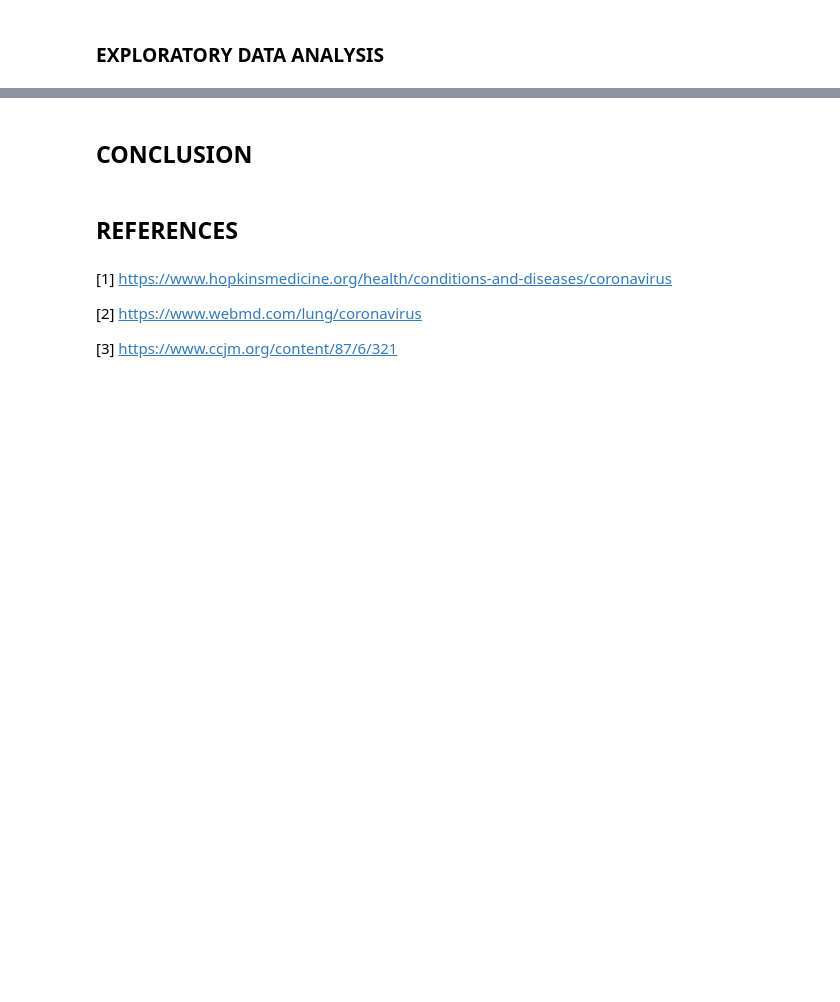
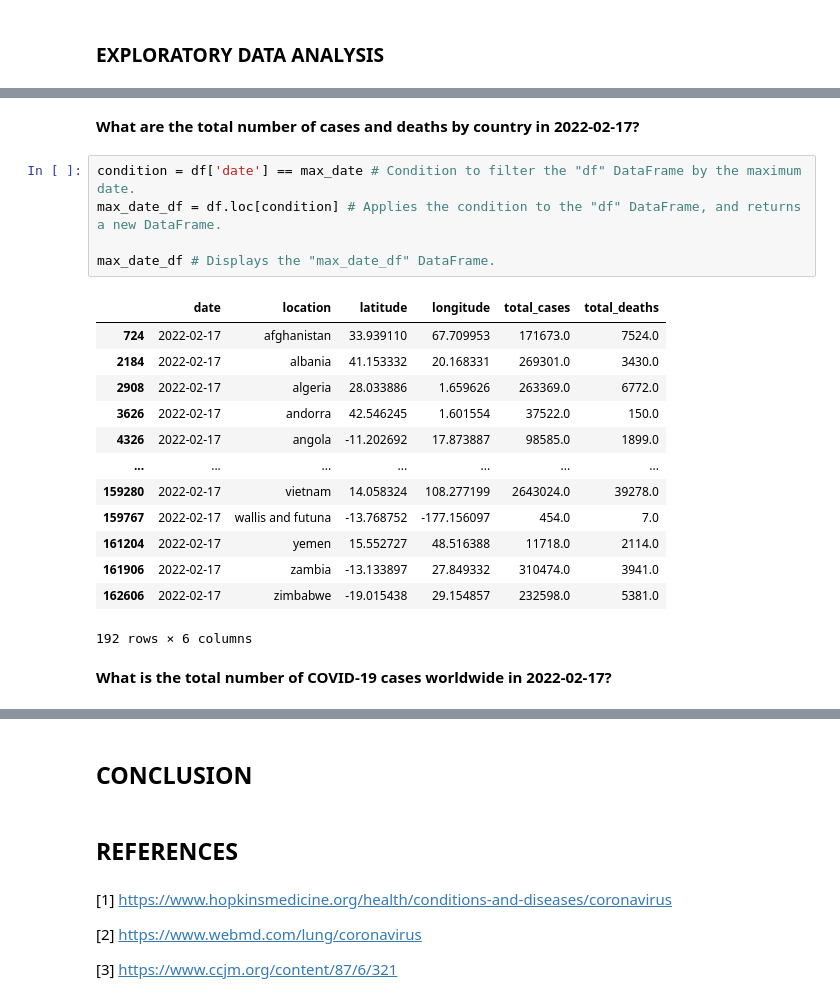
Before and after one commit to davidehosein/COVID-19-Analysis, a Jupyter notebook: covid_19_analysis.ipynb, the cells around one changed output, grey strips where cells are left out. Drawn from its saved outputs; the diff is of its cells as text; blank space fills up the shorter version.

```diff
--- a/covid_19_analysis.ipynb
+++ b/covid_19_analysis.ipynb
@@ -357,0 +368,23 @@ There are 192 countries in the dataset.
+# %% [markdown]
+**What are the total number of cases and deaths by country in 2022-02-17?**
+# %%
+condition = df['date'] == max_date # Condition to filter the "df" DataFrame by the maximum date.
+max_date_df = df.loc[condition] # Applies the condition to the "df" DataFrame, and returns a new DataFrame.
+
+max_date_df # Displays the "max_date_df" DataFrame.
+# %% [output]
+|  | date | location | latitude | longitude | total_cases | total_deaths |
+| 724 | 2022-02-17 | afghanistan | 33.939110 | 67.709953 | 171673.0 | 7524.0 |
+| 2184 | 2022-02-17 | albania | 41.153332 | 20.168331 | 269301.0 | 3430.0 |
+| 2908 | 2022-02-17 | algeria | 28.033886 | 1.659626 | 263369.0 | 6772.0 |
+| 3626 | 2022-02-17 | andorra | 42.546245 | 1.601554 | 37522.0 | 150.0 |
+| 4326 | 2022-02-17 | angola | -11.202692 | 17.873887 | 98585.0 | 1899.0 |
+| ... | ... | ... | ... | ... | ... | ... |
+| 159280 | 2022-02-17 | vietnam | 14.058324 | 108.277199 | 2643024.0 | 39278.0 |
+| 159767 | 2022-02-17 | wallis and futuna | -13.768752 | -177.156097 | 454.0 | 7.0 |
+| 161204 | 2022-02-17 | yemen | 15.552727 | 48.516388 | 11718.0 | 2114.0 |
+| 161906 | 2022-02-17 | zambia | -13.133897 | 27.849332 | 310474.0 | 3941.0 |
+| 162606 | 2022-02-17 | zimbabwe | -19.015438 | 29.154857 | 232598.0 | 5381.0 |
+192 rows × 6 columns
+# %% [markdown]
+**What is the total number of COVID-19 cases worldwide in 2022-02-17?**
```
Also changed, not shown: parts of 50 cells of this notebook.
